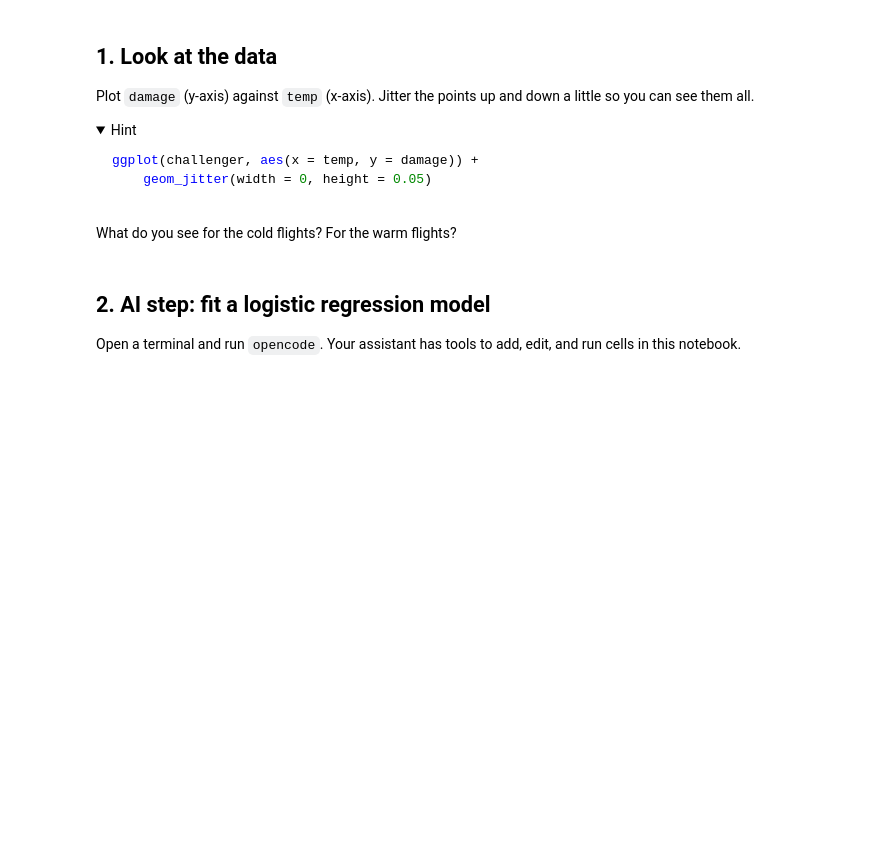
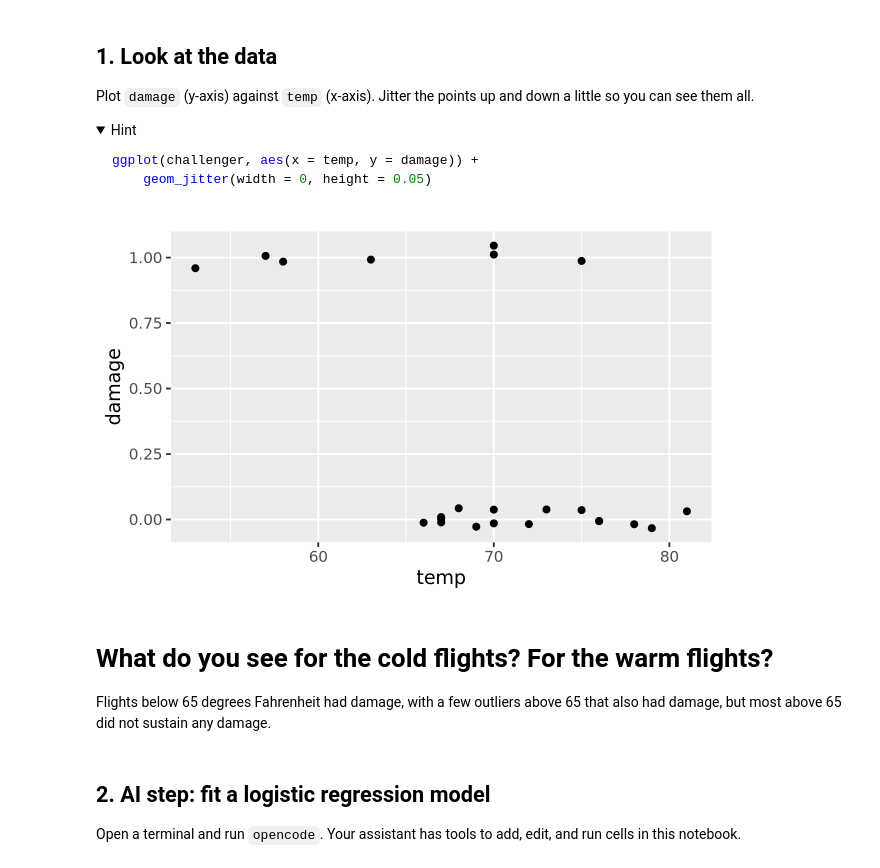
Before and after one commit to ArikaG05/JupyterCodespace, a Jupyter notebook: exercises/11-challenger-exercise.ipynb, the cells around one changed output. Cells and saved outputs as stored; diff of their text form; code cells hidden in the pictures; folded sections open; blank space fills up the shorter version.

Commit message:
complete exercises/11-challenger-exercise.ipynb

````diff
--- a/exercises/11-challenger-exercise.ipynb
+++ b/exercises/11-challenger-exercise.ipynb
@@ -52,8 +73,17 @@ ggplot(challenger, aes(x = temp, y = damage)) +
 ```
 
 </details>
+# %%
+challenger_jitter <- ggplot(challenger, aes(x = temp, y = damage)) +
+    geom_jitter(width = 0, height = 0.05)
+
+challenger_jitter
+# %% [output]
+[figure, added]
 # %% [markdown]
-What do you see for the cold flights? For the warm flights?
+# What do you see for the cold flights? For the warm flights?
+
+Flights below 65 degrees Fahrenheit had damage, with a few outliers above 65 that also had damage, but most above 65 did not sustain any damage.
 # %% [markdown]
 ## 2. AI step: fit a logistic regression model
 
````
Also changed, not shown: parts of 5 cells of this notebook.
